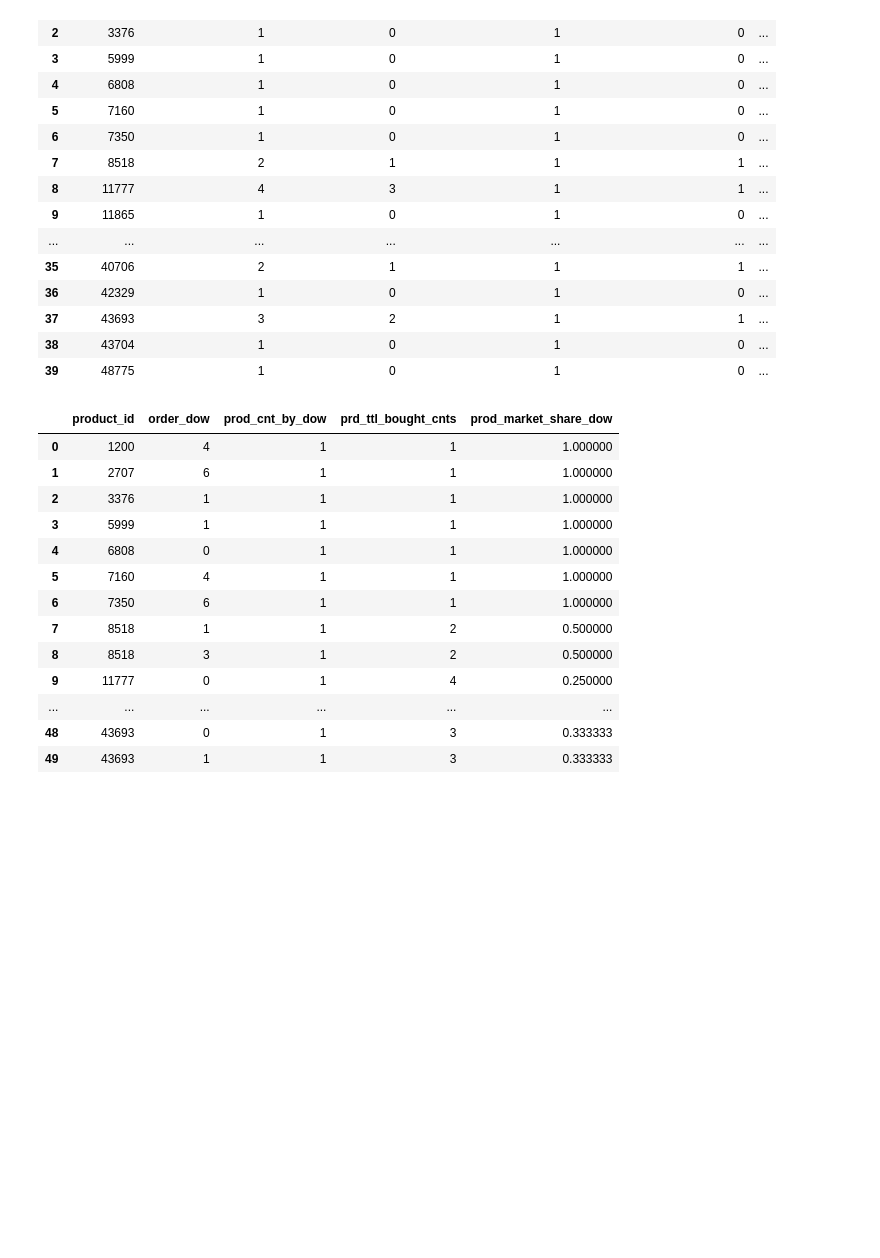
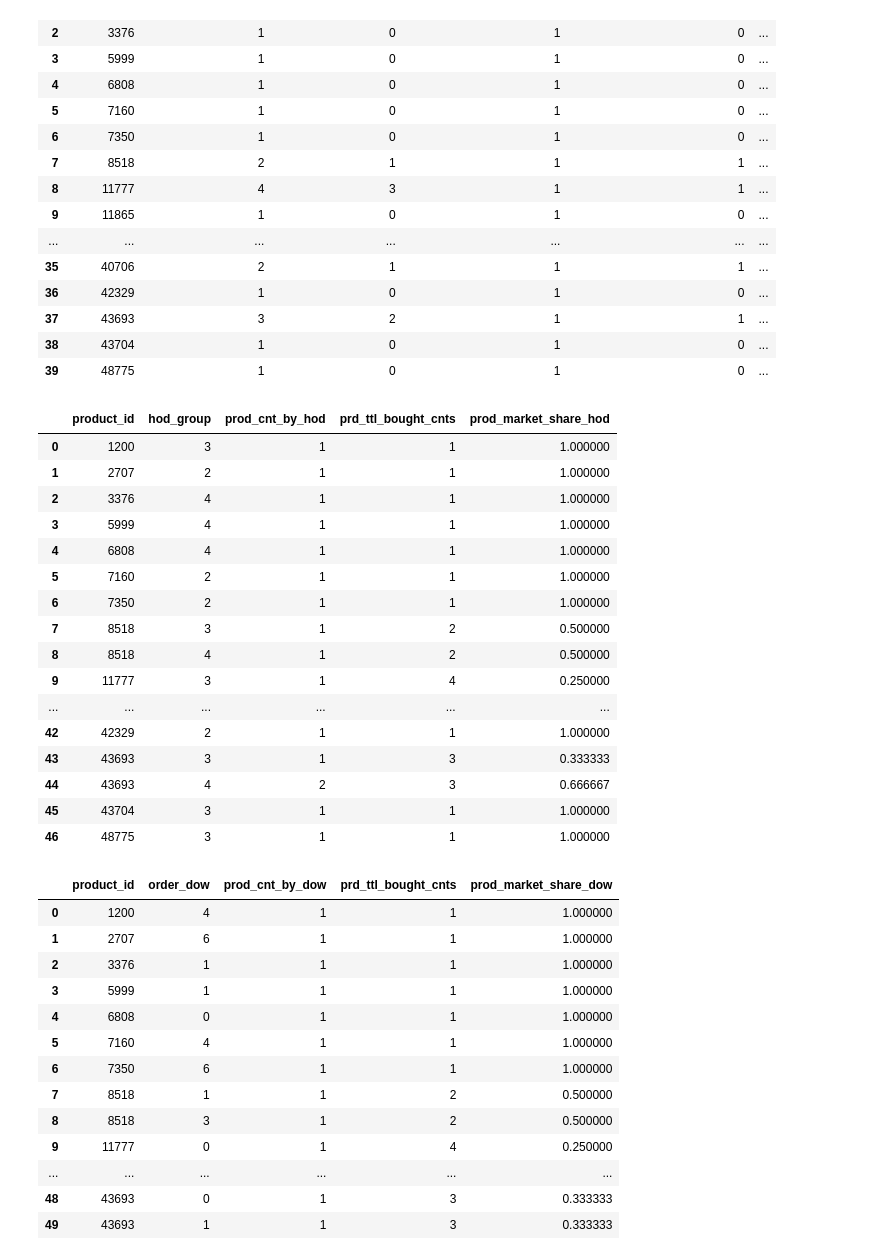
Before and after one commit to kylinorange/kaggle-instacart, a Jupyter notebook: Toy DF.ipynb, the cells around one changed output. Cells and saved outputs as stored; diff of their text form; code cells hidden in the pictures; blank space fills up the shorter version.

```diff
--- a/Toy DF.ipynb
+++ b/Toy DF.ipynb
@@ -415,6 +415,30 @@ toy_product
 | 37 | 43693 | 3 | 2 | 1 | 1 | ... |
 | 38 | 43704 | 1 | 0 | 1 | 0 | ... |
 | 39 | 48775 | 1 | 0 | 1 | 0 | ... |
+# %%
+toy_prior_order_detail['hod_group'] = (toy_prior_order_detail.order_hour_of_day / 4).astype('int')
+prod_hod = toy_prior_order_detail.groupby(['product_id', 'hod_group']).order_id.agg({'prod_cnt_by_hod':'count'}).reset_index()
+prod_hod = prod_hod.merge(toy_product[['product_id', 'prd_ttl_bought_cnts']], on = 'product_id', how = 'left')
+prod_hod['prod_market_share_hod'] = prod_hod['prod_cnt_by_hod'] / prod_hod['prd_ttl_bought_cnts']
+prod_hod
+# %% [output]
+|  | product_id | hod_group | prod_cnt_by_hod | prd_ttl_bought_cnts | prod_market_share_hod |
+| 0 | 1200 | 3 | 1 | 1 | 1.000000 |
+| 1 | 2707 | 2 | 1 | 1 | 1.000000 |
+| 2 | 3376 | 4 | 1 | 1 | 1.000000 |
+| 3 | 5999 | 4 | 1 | 1 | 1.000000 |
+| 4 | 6808 | 4 | 1 | 1 | 1.000000 |
+| 5 | 7160 | 2 | 1 | 1 | 1.000000 |
+| 6 | 7350 | 2 | 1 | 1 | 1.000000 |
+| 7 | 8518 | 3 | 1 | 2 | 0.500000 |
+| 8 | 8518 | 4 | 1 | 2 | 0.500000 |
+| 9 | 11777 | 3 | 1 | 4 | 0.250000 |
+| ... | ... | ... | ... | ... | ... |
+| 42 | 42329 | 2 | 1 | 1 | 1.000000 |
+| 43 | 43693 | 3 | 1 | 3 | 0.333333 |
+| 44 | 43693 | 4 | 2 | 3 | 0.666667 |
+| 45 | 43704 | 3 | 1 | 1 | 1.000000 |
+| 46 | 48775 | 3 | 1 | 1 | 1.000000 |
 # %%
 prod_dow = toy_prior_order_detail.groupby(['product_id', 'order_dow']).order_id.agg({'prod_cnt_by_dow':'count'}).reset_index()
 prod_dow = prod_dow.merge(toy_product[['product_id', 'prd_ttl_bought_cnts']], on = 'product_id', how = 'left')
```
Also changed, not shown: parts of 1 cell of this notebook, 3 other files.
